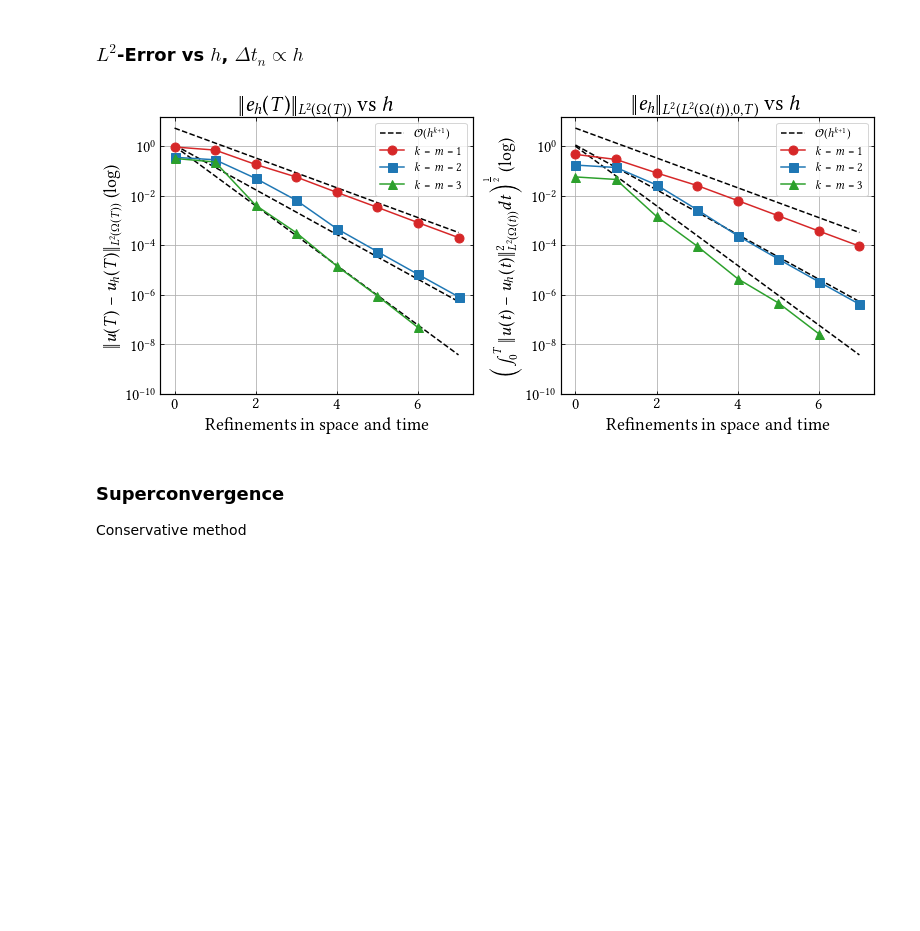
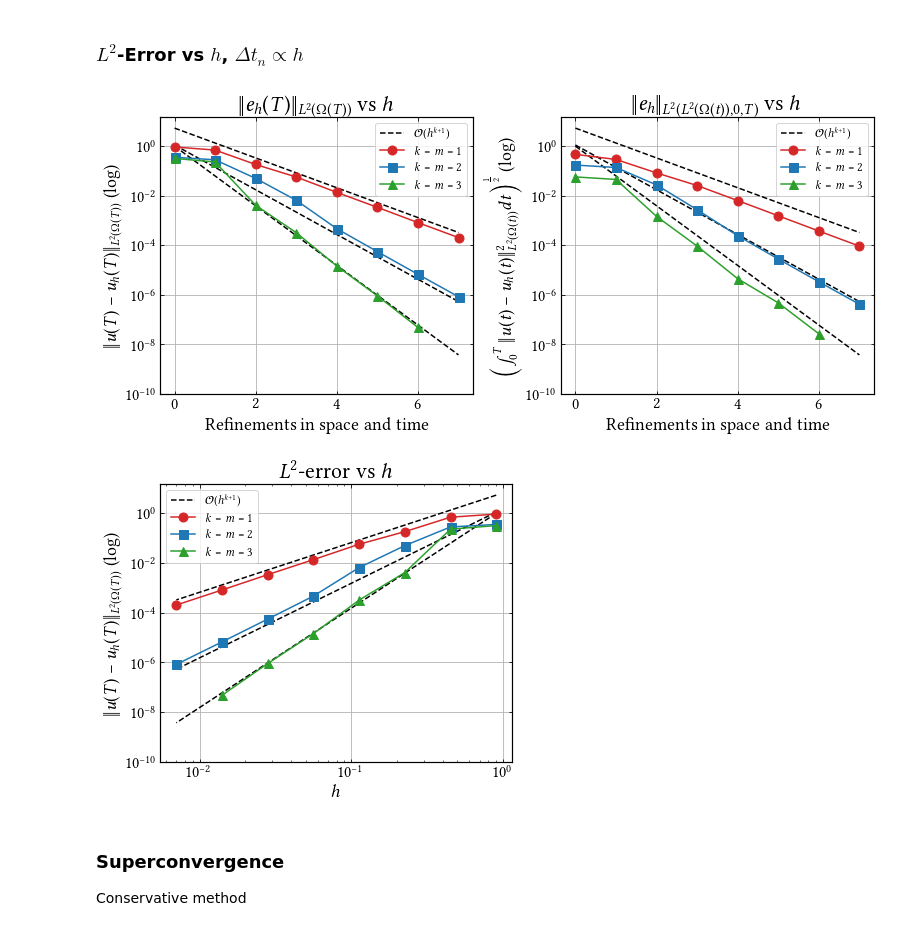
Before and after one commit to CutFEM/CutFEM-Library, a Jupyter notebook: notebook/convection_diffusion/kite.ipynb, the cells around one changed output. Drawn from its saved outputs; the diff is of its cells as text; code cells hidden in the pictures; blank space fills up the shorter version.

```diff
--- a/notebook/convection_diffusion/kite.ipynb
+++ b/notebook/convection_diffusion/kite.ipynb
@@ -117,33 +117,63 @@ ax1.set_xlabel(r"Refinements in space and time")
 ax1.tick_params(axis='both', which='major')
 ax1.set_ylabel(r"$\|u(T)-u_h(T)\|_{L^2(\Omega(T))}$ (log)")
 ax1.set_title(r"$\|e_h(T)\|_{L^2(\Omega(T))}$ vs $h$")
 ax1.legend()
 ax1.grid()
 
 ax2.semilogy(ih, 6.5*np.power(h, 2), linestyle="--", color="black", label=r"$\mathcal{O}(h^{k+1})$")
 ax2.semilogy(ih, 1.5*np.power(h, 3), linestyle="--", color="black")
 ax2.semilogy(ih, 1.5*np.power(h, 4), linestyle="--", color="black")
 
 # ax2.loglog(h, 4.*np.power(h, 3), linestyle="--", color="black")
 # ax2.loglog(h, 4*np.power(h, 4),label=r"Order $3, 4$", linestyle="--", color="black")
 
 ax2.semilogy(ih, error_conservative_P1P1_fullstab_T, label= r"$k=m=1$", marker='o', markersize=9, linestyle="-", color="C3")
 ax2.semilogy(ih, error_conservative_P2P2_fullstab_T, label= r"$k=m=2$", marker='s', markersize=9, linestyle="-", color="C0")
 ax2.semilogy(ih[:7], error_conservative_P3P3_fullstab_T, label= r"$k=m=3$", marker='^', markersize=9, linestyle="-", color="C2")
 
 ax2.set_xticks([0, 2, 4, 6])
 ax2.set_yticks([1e-10, 1e-8, 1e-6, 1e-4, 1e-2, 1e0])
 ax2.set_xlabel(r"Refinements in space and time")
 ax2.tick_params(axis='both', which='major')
 ax2.set_ylabel(r"\Big($\int_0^T\|u(t)-u_h(t)\|^2_{L^2(\Omega(t))}dt\Big)^{\frac{1}{2}}$ (log)")
 ax2.set_title(r"$\|e_h\|_{L^2(L^2(\Omega(t)), 0, T)}$ vs $h$")
 ax2.legend()
 ax2.grid()
 fig.tight_layout()
+#fig.savefig("kite_error.pdf")
+plt.show()
+
+
+fig, ax3 = plt.subplots(1, 1, figsize=(6, 5))
+ax3.loglog(h, 6.5*np.power(h, 2), linestyle="--", color="black", label=r"$\mathcal{O}(h^{k+1})$")
+ax3.loglog(h, 1.5*np.power(h, 3), linestyle="--", color="black")
+ax3.loglog(h, 1.5*np.power(h, 4), linestyle="--", color="black")
+
+
+# ax1.loglog(h, 4.*np.power(h, 3), linestyle="--", color="black")
+# ax1.loglog(h, 4*np.power(h, 4),label=r"Order $3, 4$", linestyle="--", color="black")
+
+ax3.loglog(h, error_conservative_P1P1_fullstab, label= r"$k=m=1$", marker='o', markersize=9, linestyle="-", color="C3")
+ax3.loglog(h, error_conservative_P2P2_fullstab, label= r"$k=m=2$", marker='s', markersize=9, linestyle="-", color="C0")
+ax3.loglog(h[:7], error_conservative_P3P3_fullstab, label= r"$k=m=3$", marker='^', markersize=9, linestyle="-", color="C2")
+
+#ax1.loglog(h, error_classical_P1P1, label= r"Non-conservative", marker='o', markersize=9, linestyle=(0, (5,7)), color="C3")
+
+#ax1.set_ylim(1e-4, 2)
+ax3.set_yticks([1e-10, 1e-8, 1e-6, 1e-4, 1e-2, 1e0])
+ax3.set_xlabel(r"$h$")
+ax3.tick_params(axis='both', which='major')
+ax3.set_ylabel(r"$\|u(T)-u_h(T)\|_{L^2(\Omega(T))}$ (log)")
+ax3.set_title(r"$L^2$-error vs $h$")
+ax3.legend()
+ax3.grid()
+
+fig.tight_layout()
 fig.savefig("kite_error.pdf")
 plt.show()
 # %% [output]
 [figure]
+[figure, added]
 # %% [markdown]
 ### Superconvergence
 Conservative method
```
Also changed, not shown: parts of 1 cell of this notebook, 2 other files.
